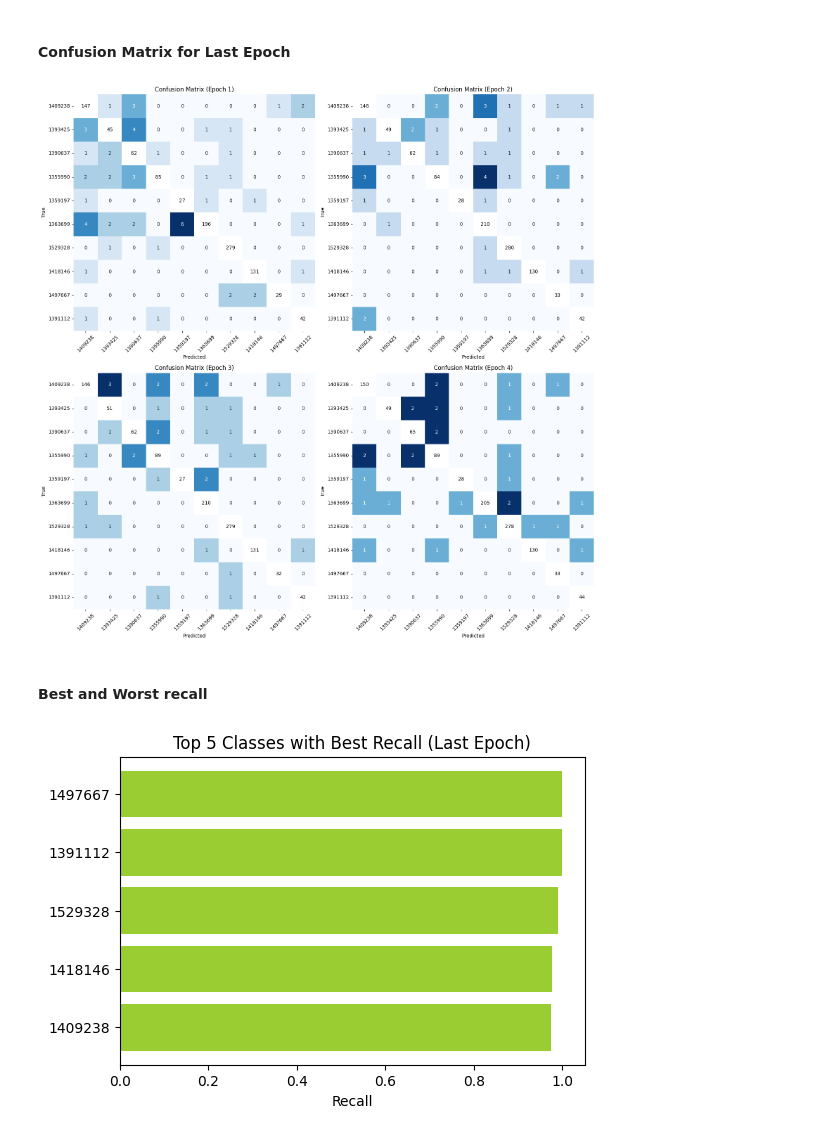
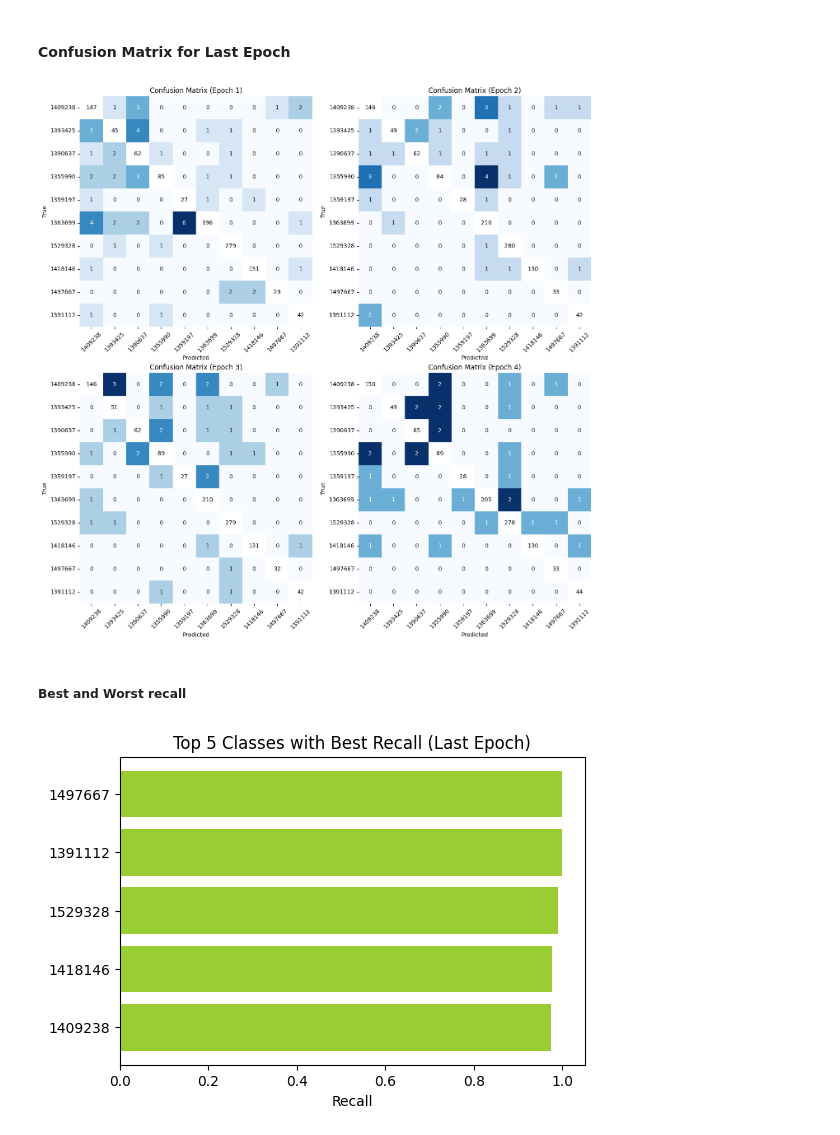
Before and after one commit to wieczorekaleksandra/trees_recognition, a Jupyter notebook: model_visualization.ipynb, the cells around one changed output. Drawn from its saved outputs; the diff is of its cells as text; code cells hidden in the pictures.

```diff
--- a/model_visualization.ipynb
+++ b/model_visualization.ipynb
@@ -123,51 +122,36 @@ plt.show()
 # %%
 num_epochs = len(metrics)
 n_rows = (num_epochs + 1) // 2
 
-# Create subplots with 2 columns
-fig, axes = plt.subplots(n_rows, 2, figsize=(16, n_rows * 8))  # Adjust figure size to match the number of rows
+fig, axes = plt.subplots(n_rows, 2, figsize=(16, n_rows * 8))
 
-# Flatten axes for easy indexing
-axes = axes.flatten()
+axes = axes.flatten() #(?)
 
-# Loop through each epoch and plot the confusion matrix
 for epoch in range(num_epochs):
-    # Get confusion matrix for the current epoch
+
     conf_matrix = metrics[epoch]['confusion_matrix']
     selected_classes = resnet.get_class_names(f'{PATH_TO_PLANTNET_300K}/train_temp')
 
-    # Create a copy of the confusion matrix for coloring and mask the diagonal
     conf_matrix_for_coloring = conf_matrix.astype(float)
     np.fill_diagonal(conf_matrix_for_coloring, np.nan)
 
-    # Plot the confusion matrix on the respective axis
-    sns.heatmap(conf_matrix_for_coloring, annot=conf_matrix, fmt='d', cmap='Blues', ax=axes[epoch],
+    sns.heatmap(conf_matrix_for_coloring, annot=conf_matrix, cmap='Blues', ax=axes[epoch],
                 xticklabels=selected_classes, yticklabels=selected_classes,
                 mask=np.isnan(conf_matrix_for_coloring),
-                cbar=False)  # Disable cbar for clarity in multi-plot
+                cbar=False)
 
     for i in range(len(conf_matrix)):
         axes[epoch].text(i + 0.5, i + 0.5, conf_matrix[i, i], ha="center", va="center", color="black", fontsize=10)
 
-    # Set title for each plot
     axes[epoch].set_title(f'Confusion Matrix (Epoch {epoch + 1})')
-
-    # Modify x-axis labels to be vertical
     axes[epoch].tick_params(axis='x', rotation=45)
-
-    # Set axis labels
     axes[epoch].set_xlabel('Predicted')
     axes[epoch].set_ylabel('True')
 
-# Hide any unused subplots if number of epochs is odd
-if num_epochs % 2 != 0:
-    axes[-1].axis('off')
 
-# Adjust the layout
-plt.tight_layout()
 plt.show()
 # %% [output]
-[figure, old version]
+[figure, new version]
 # %% [markdown]
-#### Best and Worst recall
+##### Best and Worst recall
 # %%
```
Also changed, not shown: parts of 5 cells of this notebook.
